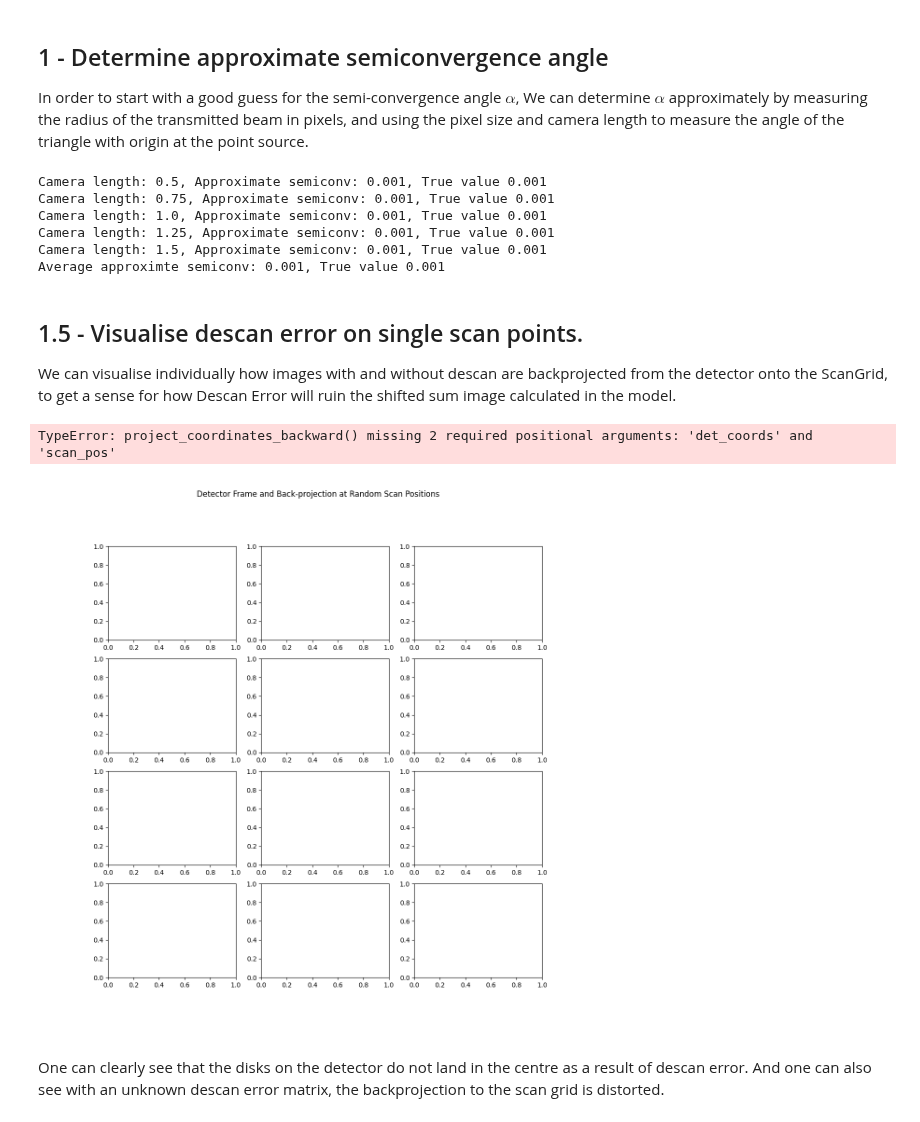
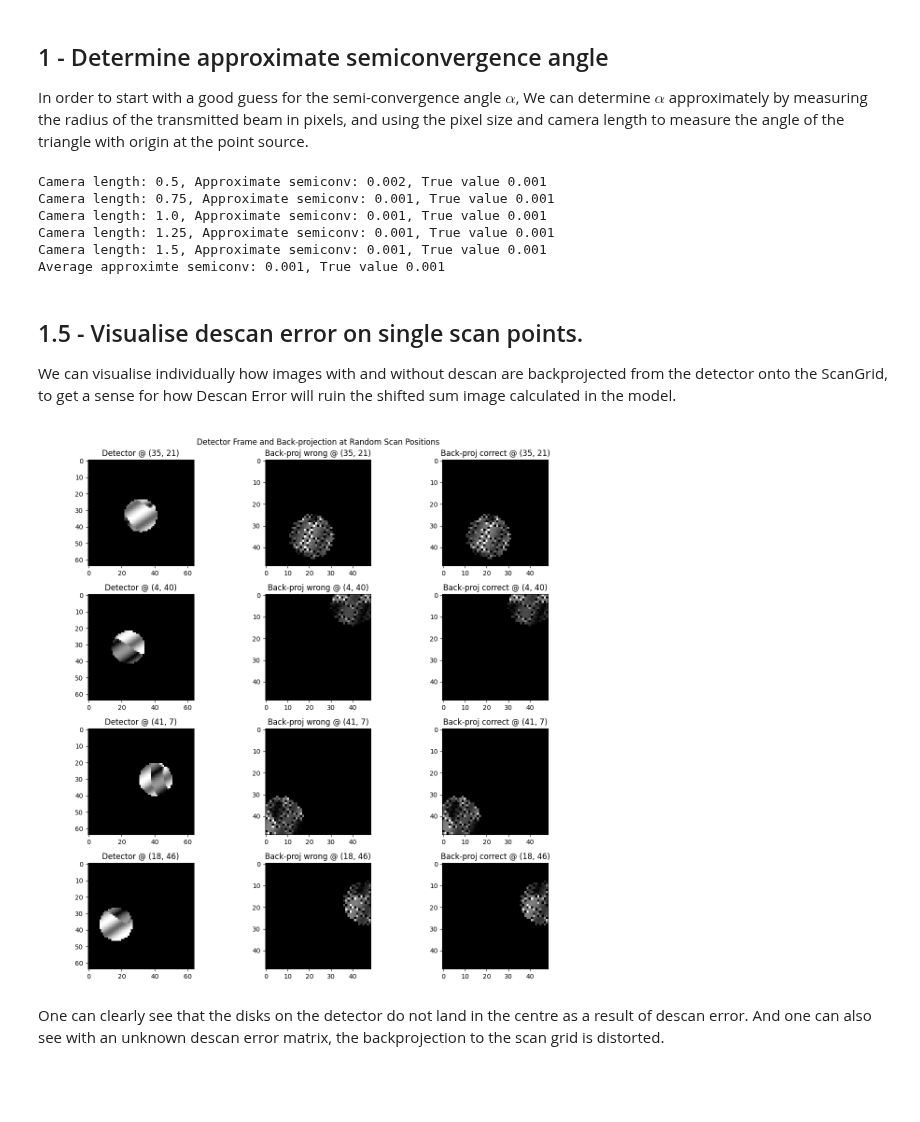
Before and after one commit to uellue/TemGymCore, a Jupyter notebook: fourdstem_example/demo.ipynb, the cells around one changed output. Drawn from its saved outputs; the diff is of its cells as text; code cells hidden in the pictures; blank space fills up the shorter version.

```diff
--- a/fourdstem_example/demo.ipynb
+++ b/fourdstem_example/demo.ipynb
@@ -62,17 +62,21 @@ descan_error = DescanError(
 
 descan_error = DescanError(*descan_error)
 
-params = ModelParameters(
-    semi_conv=0.001,
-    defocus=0.00001,  # Distance from the crossover to the sample
+params = Parameters4DSTEM(
+    overfocus=0.00001,  # Distance from the crossover to the sample
+    scan_pixel_pitch=1e-9,
+    scan_cy=0.0,
+    scan_cx=0.0,
+    scan_shape=(49, 49),
+    scan_rotation=33.0,
     camera_length=1.0,  # Distance from the sample to detector
-    scan_shape=(49, 49),  # YX!
-    det_shape=(64, 64),  # YX!
-    scan_step=(1e-9, 1e-9),  # YX!
-    det_px_size=(1e-4, 1e-4),  # YX!
-    scan_rotation=33.,
+    detector_pixel_pitch=1e-4,
+    detector_cy=0.0,
+    detector_cx=0.0,
+    detector_shape=(64, 64),  # YX!
+    flip_y=False,
+    semiconv=0.001,
     descan_error=descan_error,
-    flip_y=False,
 )
 # %%
 datasets = {}
@@ -83,7 +87,7 @@ with ProcessPoolExecutor(max_workers=3) as p:
     futures = []
     for cl in clengths:
         _params = copy.deepcopy(params)
-        _params["camera_length"] = cl
+        _params.new_with(camera_length=cl)
         f = p.submit(generate_dataset_from_image, _params, sample_image, method="linear", progress=False)
         futures.append(f)
 
@@ -97,7 +101,7 @@ In order to start with a good guess for the semi-convergence angle $\alpha$, We
 # %%
 guesses = []
 for cl in datasets.keys():
-    det_px_size = min(params["det_px_size"])
+    det_px_size = params.detector_pixel_pitch
     sy, sx = datasets[cl].shape.nav
     pick_a = ctx.create_pick_analysis(datasets[cl], sx // 2, sy // 2)
     frame = ctx.run(pick_a).intensity.raw_data
@@ -109,12 +113,12 @@ for cl in datasets.keys():
     )
     semi_conv_guess = float(np.atan2(radius * det_px_size, cl)) # Still in small angle approximation, so atan2 should make no difference.
     guesses.append(semi_conv_guess)
-    print(f"Camera length: {cl}, Approximate semiconv: {semi_conv_guess:.3f}, True value {params['semi_conv']}")
+    print(f"Camera length: {cl}, Approximate semiconv: {semi_conv_guess:.3f}, True value {params.semiconv}")
 
 semi_conv_guess = np.mean(guesses)
-print(f"Average approximte semiconv: {semi_conv_guess:.3f}, True value {params['semi_conv']}")
+print(f"Average approximte semiconv: {semi_conv_guess:.3f}, True value {params.semiconv}")
 # %% [output]
-Camera length: 0.5, Approximate semiconv: 0.001, True value 0.001
+Camera length: 0.5, Approximate semiconv: 0.002, True value 0.001
 Camera length: 0.75, Approximate semiconv: 0.001, True value 0.001
 Camera length: 1.0, Approximate semiconv: 0.001, True value 0.001
 Camera length: 1.25, Approximate semiconv: 0.001, True value 0.001
@@ -126,12 +130,12 @@ Average approximte semiconv: 0.001, True value 0.001
 We can visualise individually how images with and without descan are backprojected from the detector onto the ScanGrid, to get a sense for how Descan Error will ruin the shifted sum image calculated in the model.
 # %%
 params_wrong_descan = copy.deepcopy(params)
-params_wrong_descan['descan_error'] = DescanError()
+params_wrong_descan.new_with(descan_error=DescanError())
 model_wrong_descan = create_stem_model(params_wrong_descan)
 model_right_descan = create_stem_model(params)
 PointSource, ScanGrid, Descanner, Detector = model_right_descan
-det_coords = Detector.get_coords()
-scan_coords = ScanGrid.get_coords()
+det_coords = Detector.coords
+scan_coords = ScanGrid.coords
 
 cl = 1.0
 
@@ -151,35 +155,34 @@ for ax_row, idx in zip(axs, idxs):
 
     # detector frame at that scan position
     pick_a = ctx.create_pick_analysis(ds, ix, iy)
     det_frame = ctx.run(pick_a).intensity.raw_data
 
 
     # back-projection with wrong descan error
     total_tm_and_grad, scangrid_tm_and_grad = solve_model_fourdstem_wrapper(model_wrong_descan)
     px_y, px_x, mask = project_coordinates_backward(model_wrong_descan, total_tm_and_grad, scangrid_tm_and_grad, det_coords, scan_pos)
     scan_img_wrong = np.zeros(ds.shape.nav)
     inplace_sum(np.array(px_y), np.array(px_x), np.array(mask), det_frame.ravel(), scan_img_wrong)
 
     # back-projection with correct descan error
     total_tm_and_grad, scangrid_tm_and_grad = solve_model_fourdstem_wrapper(model_right_descan)
     px_y, px_x, mask = project_coordinates_backward(model_right_descan, total_tm_and_grad, scangrid_tm_and_grad, det_coords, scan_pos)
     scan_img_right = np.zeros(ds.shape.nav)
     inplace_sum(np.array(px_y), np.array(px_x), np.array(mask), det_frame.ravel(), scan_img_right)
 
     # plot: detector, wrong back-proj, correct back-proj
     ax_row[0].imshow(det_frame, cmap='gray')
     ax_row[0].set_title(f'Detector @ ({iy}, {ix})')
 
     ax_row[1].imshow(scan_img_wrong, cmap='gray')
     ax_row[1].set_title(f'Back-proj wrong @ ({iy}, {ix})')
 
     ax_row[2].imshow(scan_img_right, cmap='gray')
     ax_row[2].set_title(f'Back-proj correct @ ({iy}, {ix})')
 
 plt.tight_layout()
 # %% [output]
-TypeError: project_coordinates_backward() missing 2 required positional arguments: 'det_coords' and 'scan_pos'
-[figure, old version]
+[figure, new version]
 # %% [markdown]
 One can clearly see that the disks on the detector do not land in the centre as a result of descan error. And one can also see with an unknown descan error matrix, the backprojection to the scan grid is distorted.
 # %% [markdown]
```
Also changed, not shown: parts of 3 cells of this notebook.
